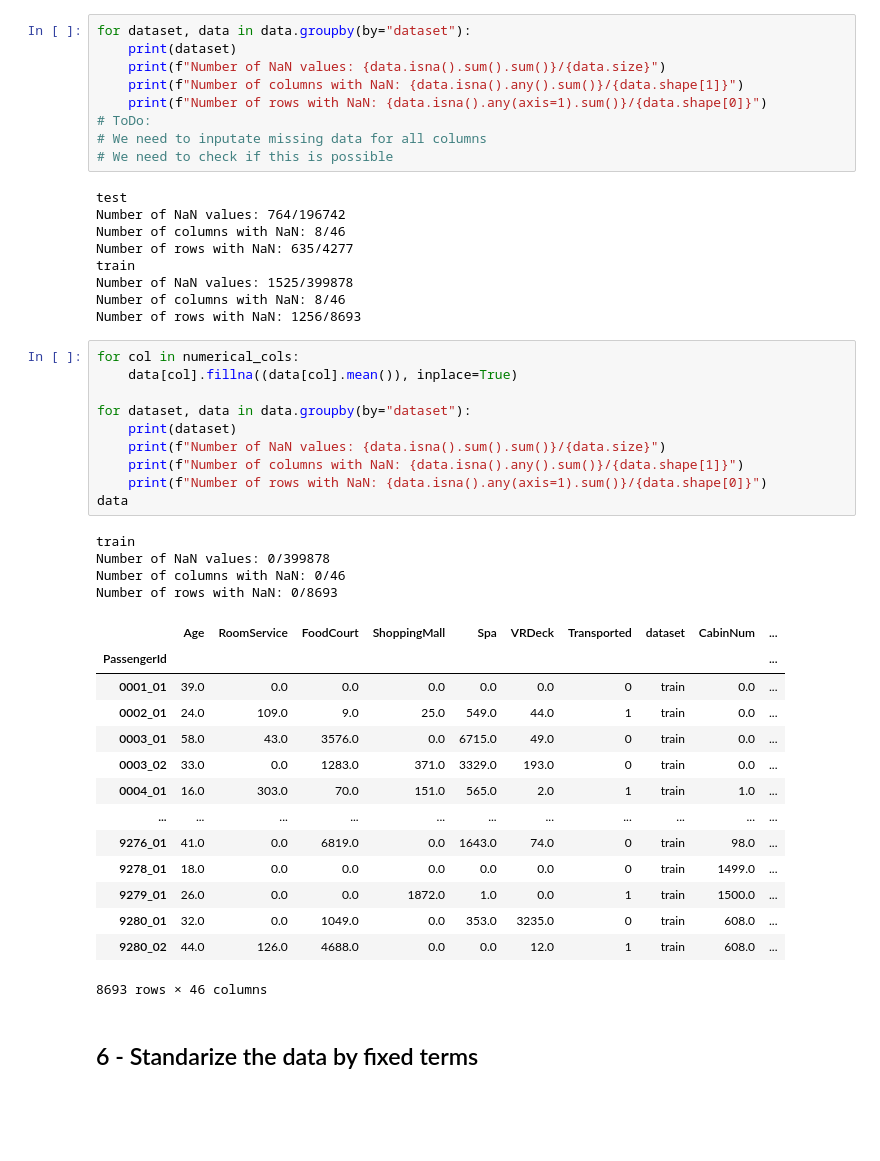
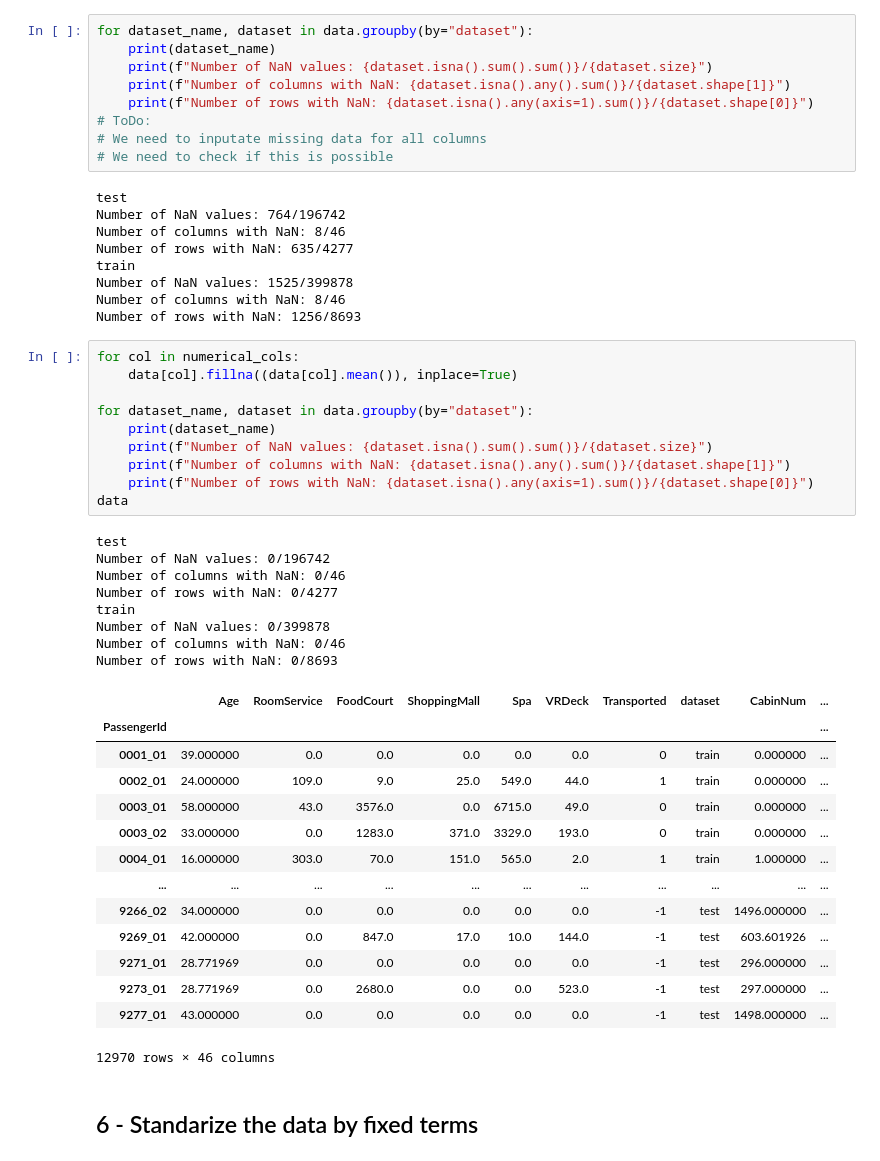
Before and after one commit to tpinhoda/Kaggle_Spacechip_Titanic, a Jupyter notebook: notebooks/1_Data_Preprocessing.ipynb, the cells around one changed output. Saved outputs shown, nothing was run; the diff lists cells and outputs as text; blank space fills up the shorter version.

```diff
--- a/notebooks/1_Data_Preprocessing.ipynb
+++ b/notebooks/1_Data_Preprocessing.ipynb
@@ -160,11 +161,11 @@ data = data_dummies
 # %% [markdown]
 ## 5 - Missing data imputation
 # %%
-for dataset, data in data.groupby(by="dataset"):
-    print(dataset)
-    print(f"Number of NaN values: {data.isna().sum().sum()}/{data.size}")
-    print(f"Number of columns with NaN: {data.isna().any().sum()}/{data.shape[1]}")
-    print(f"Number of rows with NaN: {data.isna().any(axis=1).sum()}/{data.shape[0]}")
+for dataset_name, dataset in data.groupby(by="dataset"):
+    print(dataset_name)
+    print(f"Number of NaN values: {dataset.isna().sum().sum()}/{dataset.size}")
+    print(f"Number of columns with NaN: {dataset.isna().any().sum()}/{dataset.shape[1]}")
+    print(f"Number of rows with NaN: {dataset.isna().any(axis=1).sum()}/{dataset.shape[0]}")
 # ToDo:
 # We need to inputate missing data for all columns
 # We need to check if this is possible
@@ -180,32 +181,36 @@ Number of rows with NaN: 1256/8693
 # %%
 for col in numerical_cols:
     data[col].fillna((data[col].mean()), inplace=True)
 
-for dataset, data in data.groupby(by="dataset"):
-    print(dataset)
-    print(f"Number of NaN values: {data.isna().sum().sum()}/{data.size}")
-    print(f"Number of columns with NaN: {data.isna().any().sum()}/{data.shape[1]}")
-    print(f"Number of rows with NaN: {data.isna().any(axis=1).sum()}/{data.shape[0]}")
+for dataset_name, dataset in data.groupby(by="dataset"):
+    print(dataset_name)
+    print(f"Number of NaN values: {dataset.isna().sum().sum()}/{dataset.size}")
+    print(f"Number of columns with NaN: {dataset.isna().any().sum()}/{dataset.shape[1]}")
+    print(f"Number of rows with NaN: {dataset.isna().any(axis=1).sum()}/{dataset.shape[0]}")
 data
 # %% [output]
+test
+Number of NaN values: 0/196742
+Number of columns with NaN: 0/46
+Number of rows with NaN: 0/4277
 train
 Number of NaN values: 0/399878
 Number of columns with NaN: 0/46
 Number of rows with NaN: 0/8693
 |  | Age | RoomService | FoodCourt | ShoppingMall | Spa | VRDeck | Transported | dataset | CabinNum | ... |
 | PassengerId |  |  |  |  |  |  |  |  |  | ... |
-| 0001_01 | 39.0 | 0.0 | 0.0 | 0.0 | 0.0 | 0.0 | 0 | train | 0.0 | ... |
-| 0002_01 | 24.0 | 109.0 | 9.0 | 25.0 | 549.0 | 44.0 | 1 | train | 0.0 | ... |
-| 0003_01 | 58.0 | 43.0 | 3576.0 | 0.0 | 6715.0 | 49.0 | 0 | train | 0.0 | ... |
-| 0003_02 | 33.0 | 0.0 | 1283.0 | 371.0 | 3329.0 | 193.0 | 0 | train | 0.0 | ... |
-| 0004_01 | 16.0 | 303.0 | 70.0 | 151.0 | 565.0 | 2.0 | 1 | train | 1.0 | ... |
+| 0001_01 | 39.000000 | 0.0 | 0.0 | 0.0 | 0.0 | 0.0 | 0 | train | 0.000000 | ... |
+| 0002_01 | 24.000000 | 109.0 | 9.0 | 25.0 | 549.0 | 44.0 | 1 | train | 0.000000 | ... |
+| 0003_01 | 58.000000 | 43.0 | 3576.0 | 0.0 | 6715.0 | 49.0 | 0 | train | 0.000000 | ... |
+| 0003_02 | 33.000000 | 0.0 | 1283.0 | 371.0 | 3329.0 | 193.0 | 0 | train | 0.000000 | ... |
+| 0004_01 | 16.000000 | 303.0 | 70.0 | 151.0 | 565.0 | 2.0 | 1 | train | 1.000000 | ... |
 | ... | ... | ... | ... | ... | ... | ... | ... | ... | ... | ... |
-| 9276_01 | 41.0 | 0.0 | 6819.0 | 0.0 | 1643.0 | 74.0 | 0 | train | 98.0 | ... |
-| 9278_01 | 18.0 | 0.0 | 0.0 | 0.0 | 0.0 | 0.0 | 0 | train | 1499.0 | ... |
-| 9279_01 | 26.0 | 0.0 | 0.0 | 1872.0 | 1.0 | 0.0 | 1 | train | 1500.0 | ... |
-| 9280_01 | 32.0 | 0.0 | 1049.0 | 0.0 | 353.0 | 3235.0 | 0 | train | 608.0 | ... |
-| 9280_02 | 44.0 | 126.0 | 4688.0 | 0.0 | 0.0 | 12.0 | 1 | train | 608.0 | ... |
+| 9266_02 | 34.000000 | 0.0 | 0.0 | 0.0 | 0.0 | 0.0 | -1 | test | 1496.000000 | ... |
+| 9269_01 | 42.000000 | 0.0 | 847.0 | 17.0 | 10.0 | 144.0 | -1 | test | 603.601926 | ... |
+| 9271_01 | 28.771969 | 0.0 | 0.0 | 0.0 | 0.0 | 0.0 | -1 | test | 296.000000 | ... |
+| 9273_01 | 28.771969 | 0.0 | 2680.0 | 0.0 | 0.0 | 523.0 | -1 | test | 297.000000 | ... |
+| 9277_01 | 43.000000 | 0.0 | 0.0 | 0.0 | 0.0 | 0.0 | -1 | test | 1498.000000 | ... |
-8693 rows × 46 columns
+12970 rows × 46 columns
 # %% [markdown]
 ## 6 - Standarize the data by fixed terms
 # %%
```
Also changed, not shown: parts of 9 cells of this notebook, 2 other files.
